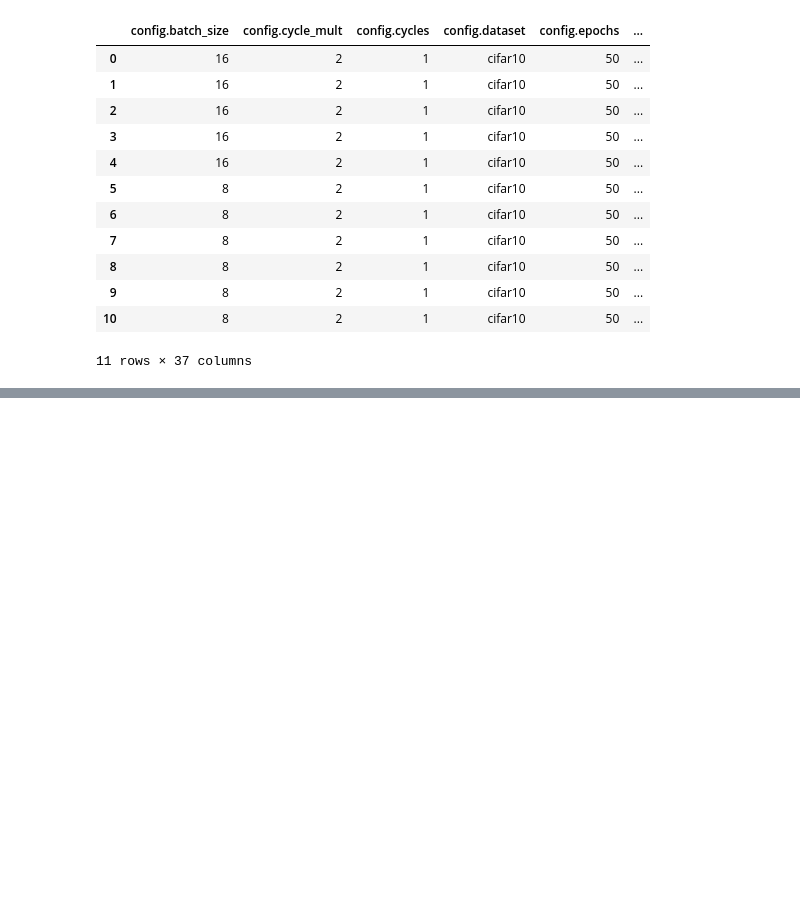
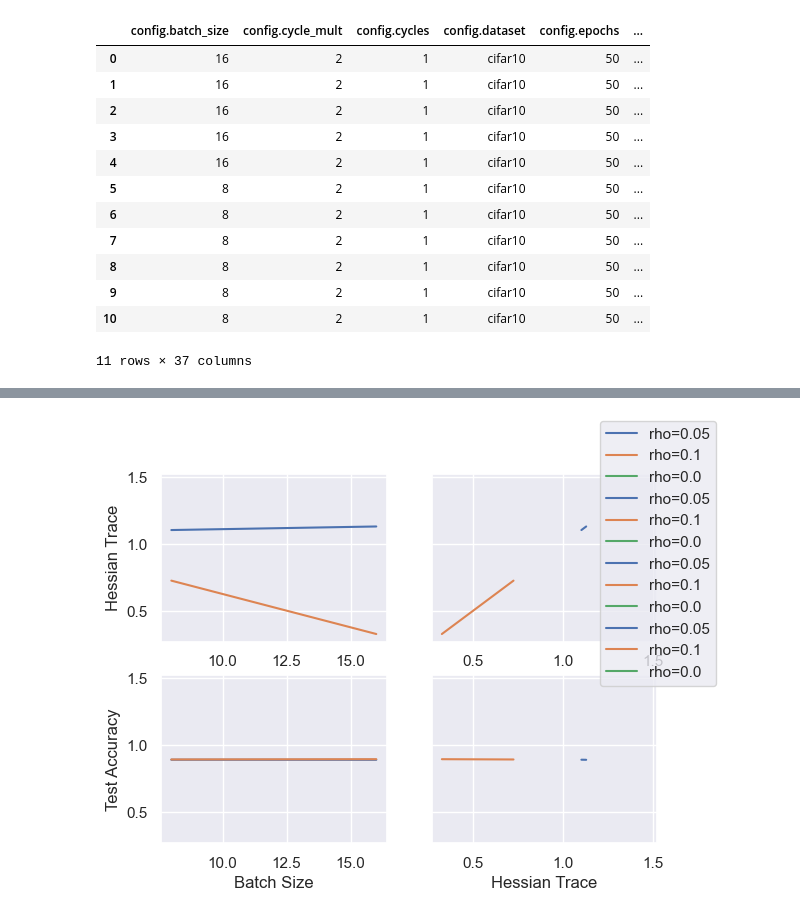
Before and after one commit to foundry-ai/foundry, a Jupyter notebook: examples/src/image_classifier/visualize.ipynb, the cells around one changed output, grey strips where cells are left out. Saved outputs shown, nothing was run; the diff lists cells and outputs as text; code cells hidden in the pictures; blank space fills up the shorter version.

```diff
--- a/examples/src/image_classifier/visualize.ipynb
+++ b/examples/src/image_classifier/visualize.ipynb
@@ -58,0 +93,5 @@ sharpness = data['data.sharpness/sigma_trace']
+# %%
+adam_data = data[data['config.optimizer'] == 'adam']
+make_plots(adam_data)
+# %% [output]
+[figure, added]
```
Also changed, not shown: parts of 3 cells of this notebook, 2 other files.
